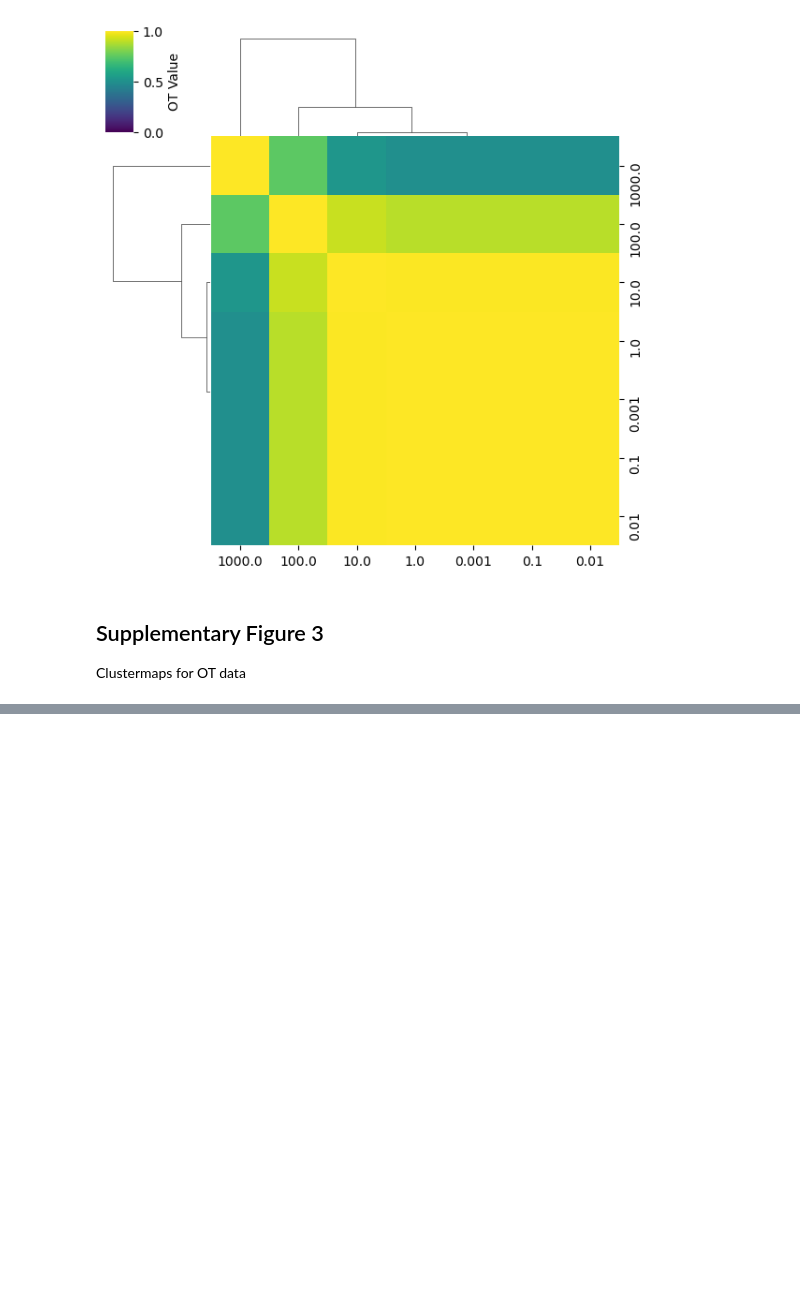
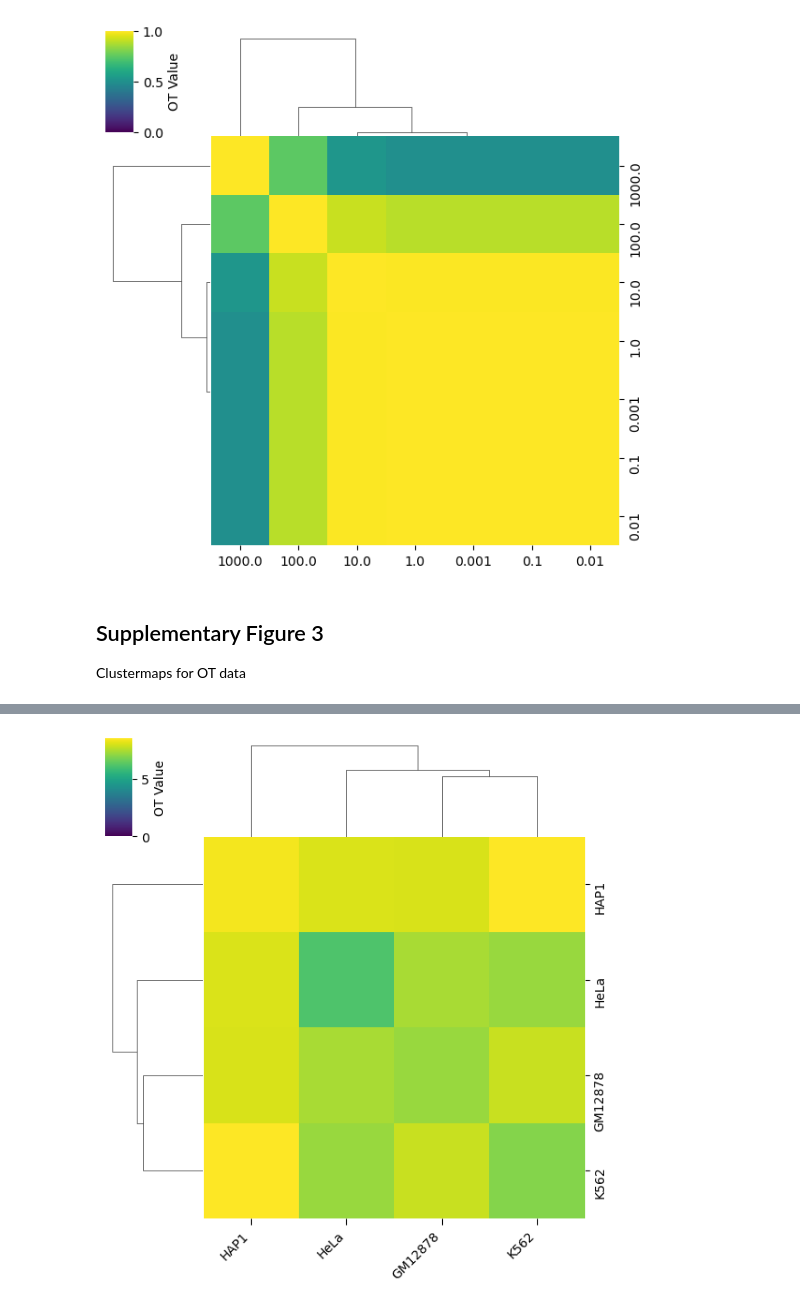
Before and after one commit to OlivierJSm/MasterInternship1, a Jupyter notebook: Testing/Report Figures/section_4.ipynb, the cells around one changed output, grey strips where cells are left out. Saved outputs shown, nothing was run; the diff lists cells and outputs as text; code cells hidden in the pictures; blank space fills up the shorter version.

```diff
--- a/Testing/Report Figures/section_4.ipynb
+++ b/Testing/Report Figures/section_4.ipynb
@@ -831,2 +840,11 @@ Clustermaps for OT data
 # %%
 ### Ramani
+ramani_sf3 = long_transform(panel_e_results, metadata_df_ramani, type_col="cell_line")
+generate_clustermap(
+    ramani_sf3,
+    vmin=0,
+    cbar_kws={'label' : 'OT Value'},
+    figsize=(6,6)
+)
+# %% [output]
+[figure, added]
```
Also changed, not shown: parts of 4 cells of this notebook, 1 other file.
